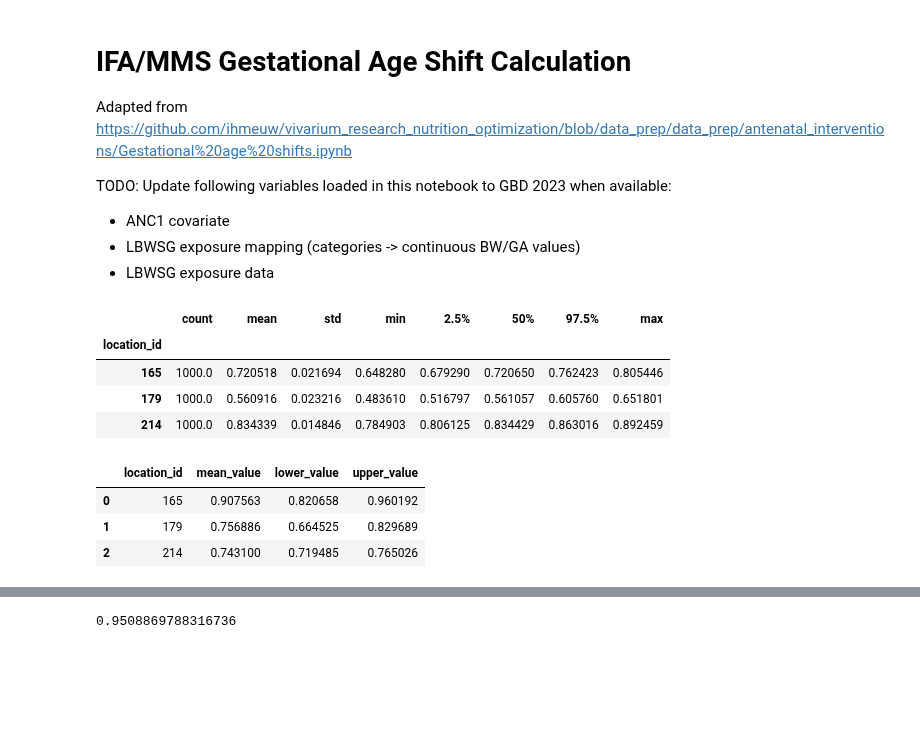
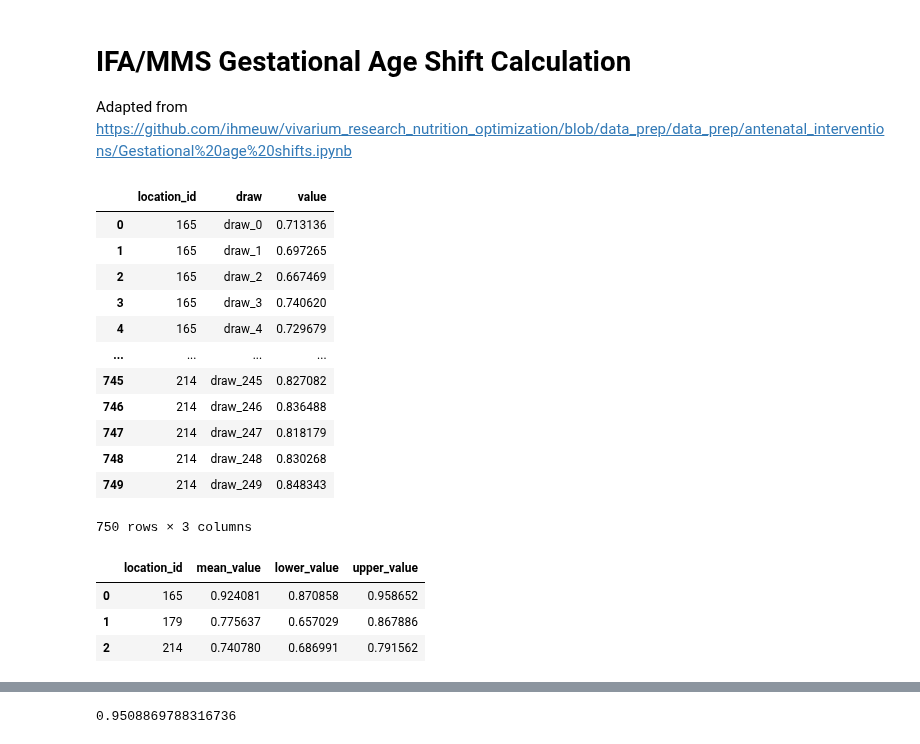
Before and after one commit to ihmeuw/vivarium_gates_mncnh, a Jupyter notebook: src/vivarium_gates_mncnh/data/ifa_mms_gestation_shifts/ifa_gestational_age_shifts.ipynb, the cells around one changed output, grey strips where cells are left out. Drawn from its saved outputs; the diff is of its cells as text; code cells hidden in the pictures; blank space fills up the shorter version.

```diff
--- a/src/vivarium_gates_mncnh/data/ifa_mms_gestation_shifts/ifa_gestational_age_shifts.ipynb
+++ b/src/vivarium_gates_mncnh/data/ifa_mms_gestation_shifts/ifa_gestational_age_shifts.ipynb
@@ -8,45 +8,47 @@ from db_queries import get_ids, get_covariate_estimates
 # %% [markdown]
 # IFA/MMS Gestational Age Shift Calculation
 Adapted from https://github.com/ihmeuw/vivarium_research_nutrition_optimization/blob/data_prep/data_prep/antenatal_interventions/Gestational%20age%20shifts.ipynb
-
-TODO: Update following variables loaded in this notebook to GBD 2023 when available:
-- ANC1 covariate
-- LBWSG exposure mapping (categories -> continuous BW/GA values)
-- LBWSG exposure data
 # %%
 # first load baseline coverage data
+# %%
+n_draws = 250
+location_ids = [179, 214, 165]  # Ethiopia, Nigeria, Pakistan
 # %%
 # this data comes from Annie Haakkenstad's Health Systems estimates and represents oral iron in pregnancy among those who attend ANC
 ifa = pd.read_csv('anc_iron_prop_st.csv')
-ifa = ifa.loc[(ifa.location_id.isin([179,214,165])) & (ifa.year_id==2023)].reset_index()
-ifa_draws = pd.DataFrame()
-for i in ifa.index:
-    temp = ifa.loc[i]
-    draws = scipy.stats.norm(temp['mean'], (temp['upper'] - temp['lower'])/2/1.96).rvs(size=1_000, random_state=42)
-    ifa_draws[temp.location_id] = draws
-ifa_draws = pd.DataFrame(ifa_draws.stack()).reset_index().rename(columns={'level_0':'draw','level_1':'location_id',0:'value'})
-ifa_draws['draw'] = 'draw_' + ifa_draws.draw.astype(str)
-ifa_draws['location_id'] = ifa_draws.location_id.astype(int)
-ifa_draws.groupby(['location_id'])['value'].describe(percentiles=[0.025,0.975])
+ifa = ifa.loc[(ifa.location_id.isin(location_ids))
+              & (ifa.year_id==2023)]
+ifa = ifa.set_index('location_id')[[f'draw_{i}' for i in list(range(0,n_draws))]]
+ifa = ifa.stack().reset_index()
+ifa.columns = ['location_id', 'draw', 'value']
+ifa
 # %% [output]
-|  | count | mean | std | min | 2.5% | 50% | 97.5% | max |
-| location_id |  |  |  |  |  |  |  |  |
-| 165 | 1000.0 | 0.720518 | 0.021694 | 0.648280 | 0.679290 | 0.720650 | 0.762423 | 0.805446 |
-| 179 | 1000.0 | 0.560916 | 0.023216 | 0.483610 | 0.516797 | 0.561057 | 0.605760 | 0.651801 |
-| 214 | 1000.0 | 0.834339 | 0.014846 | 0.784903 | 0.806125 | 0.834429 | 0.863016 | 0.892459 |
+|  | location_id | draw | value |
+| 0 | 165 | draw_0 | 0.713136 |
+| 1 | 165 | draw_1 | 0.697265 |
+| 2 | 165 | draw_2 | 0.667469 |
+| 3 | 165 | draw_3 | 0.740620 |
+| 4 | 165 | draw_4 | 0.729679 |
+| ... | ... | ... | ... |
+| 745 | 214 | draw_245 | 0.827082 |
+| 746 | 214 | draw_246 | 0.836488 |
+| 747 | 214 | draw_247 | 0.818179 |
+| 748 | 214 | draw_248 | 0.830268 |
+| 749 | 214 | draw_249 | 0.848343 |
+750 rows × 3 columns
-# %%
-# load ANC1 so that we can adjust accoringly
-anc = get_covariate_estimates(location_id=[179, 214, 165],
-                        year_id=2021, # TODO: update to 2023 when available
-                        release_id=9,
-                        covariate_id=7)
-anc = anc.set_index('location_id')[[c for c in anc.columns if 'value' in c and c != 'location_id']].reset_index()
-anc
-# %% [output]
-|  | location_id | mean_value | lower_value | upper_value |
-| 0 | 165 | 0.907563 | 0.820658 | 0.960192 |
-| 1 | 179 | 0.756886 | 0.664525 | 0.829689 |
-| 2 | 214 | 0.743100 | 0.719485 | 0.765026 |
+# %%
+# load ANC1 so that we can adjust accoringly
+anc = get_covariate_estimates(location_id=[179, 214, 165],
+                        year_id=2023,
+                        release_id=16,
+                        covariate_id=7)
+anc = anc.set_index('location_id')[[c for c in anc.columns if 'value' in c and c != 'location_id']].reset_index()
+anc
+# %% [output]
+|  | location_id | mean_value | lower_value | upper_value |
+| 0 | 165 | 0.924081 | 0.870858 | 0.958652 |
+| 1 | 179 | 0.775637 | 0.657029 | 0.867886 |
+| 2 | 214 | 0.740780 | 0.686991 | 0.791562 |
 # %%
 anc_draws = pd.DataFrame()
 for i in anc.index:
```
Also changed, not shown: parts of 38 cells of this notebook, 2 other files.
